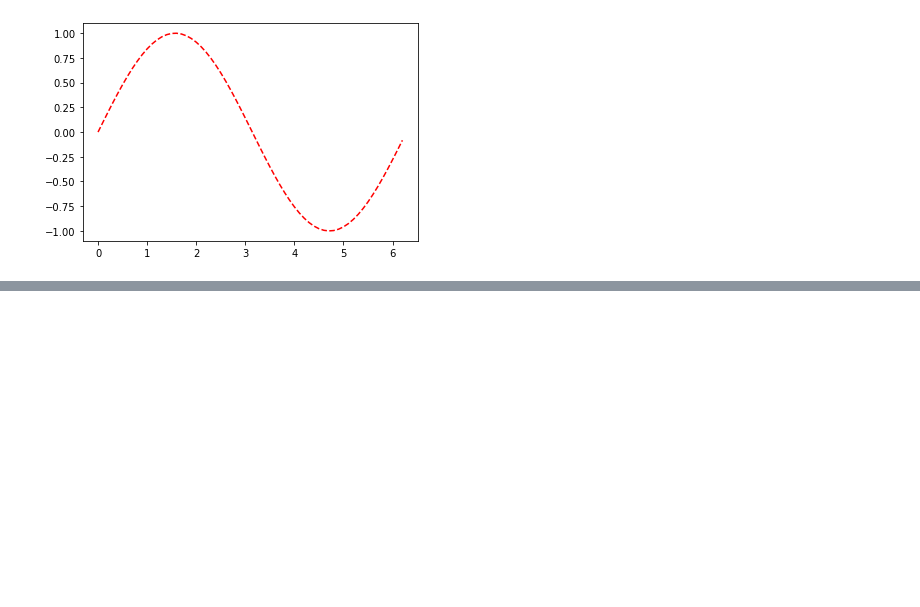
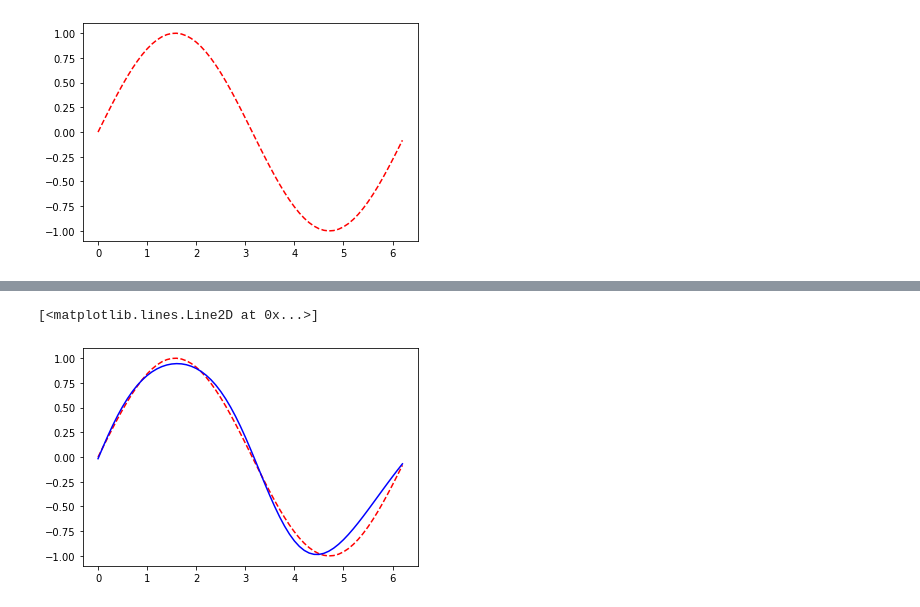
Before and after one commit to panghanwu/build_neural_network_python, a Jupyter notebook: MLP_algorithm.ipynb, the cells around one changed output, grey strips where cells are left out. Drawn from its saved outputs; the diff is of its cells as text; code cells hidden in the pictures; blank space fills up the shorter version.

```diff
--- a/MLP_algorithm.ipynb
+++ b/MLP_algorithm.ipynb
@@ -230,0 +255,17 @@ plt.scatter(x, y2.reshape(-1), marker='+')
+# %%
+def sigmoid(x):
+  return 1 / (1+np.exp(-x))
+
+def model(x):
+  global w1, b1, w2, b2
+  y1 = sigmoid(w1[0,0]*x + b1[0])
+  y2 = sigmoid(w1[0,1]*x + b1[1])
+  y3 = sigmoid(w1[0,2]*x + b1[2])
+  z = w2[0,0]*y1 + w2[1,0]*y2 + w2[2,0]*y3 + b2[0]
+  return z
+
+plt.plot(x, t, 'r--')
+plt.plot(x, model(x), 'b-')
+# %% [output]
+[<matplotlib.lines.Line2D at 0x...>]
+[figure, added]
```
Also changed, not shown: parts of 11 cells of this notebook.
